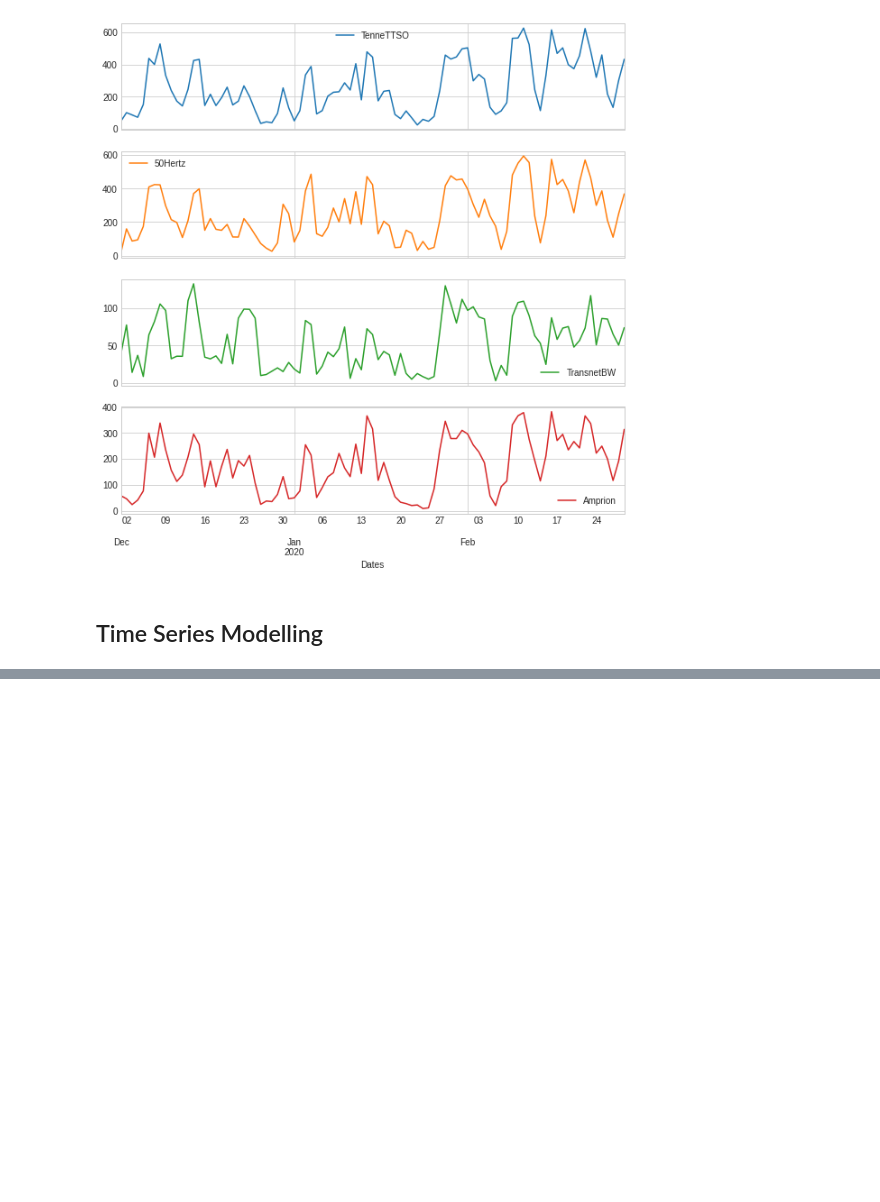
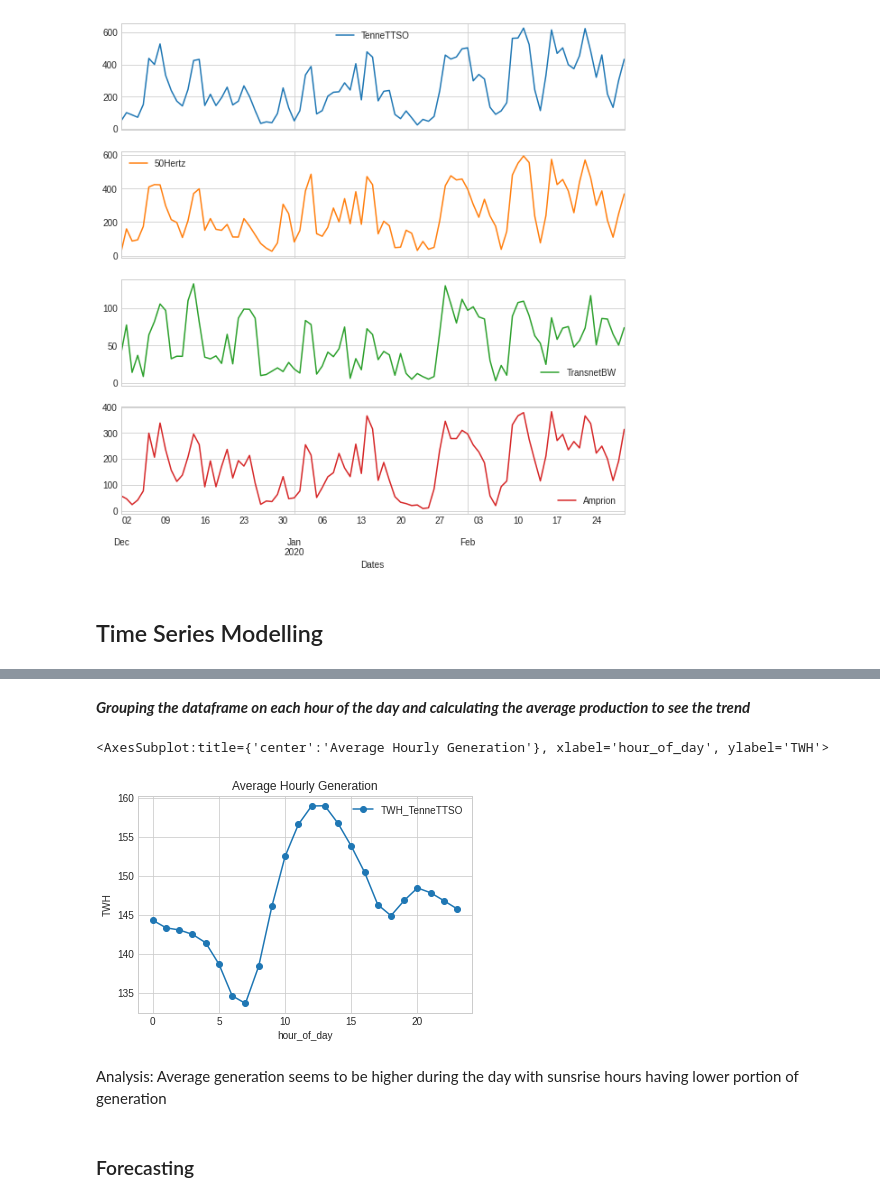
Before and after one commit to behlvaibhav/Wind-Power-Generation, a Jupyter notebook: wind-power-generation.ipynb, the cells around one changed output, grey strips where cells are left out. Drawn from its saved outputs; the diff is of its cells as text; code cells hidden in the pictures; blank space fills up the shorter version.

```diff
--- a/wind-power-generation.ipynb
+++ b/wind-power-generation.ipynb
@@ -298,0 +329,4 @@ array([<AxesSubplot:xlabel='Dates'>, <AxesSubplot:xlabel='Dates'>,
+# %%
+def group_df(df,group_col,agg_function = 'mean'):
+    df = df.groupby([group_col]).agg(agg_function).reset_index()
+    return df
@@ -298,0 +360,14 @@ array([<AxesSubplot:xlabel='Dates'>, <AxesSubplot:xlabel='Dates'>,
+# %% [markdown]
+***Grouping the dataframe on each hour of the day and calculating the average production to see the trend***
+# %%
+group_ten = group_df(ten_df, 'hour_of_day', 'mean')
+group_ten.plot(x='hour_of_day', y='TWH_TenneTTSO',
+              marker ='o', title = 'Average Hourly Generation',
+              ylabel = 'TWH')
+# %% [output]
+<AxesSubplot:title={'center':'Average Hourly Generation'}, xlabel='hour_of_day', ylabel='TWH'>
+[figure, added]
+# %% [markdown]
+Analysis: Average generation seems to be higher during the day with sunsrise hours having lower portion of generation
+# %% [markdown]
+### Forecasting
```
Also changed, not shown: parts of 10 cells of this notebook.
